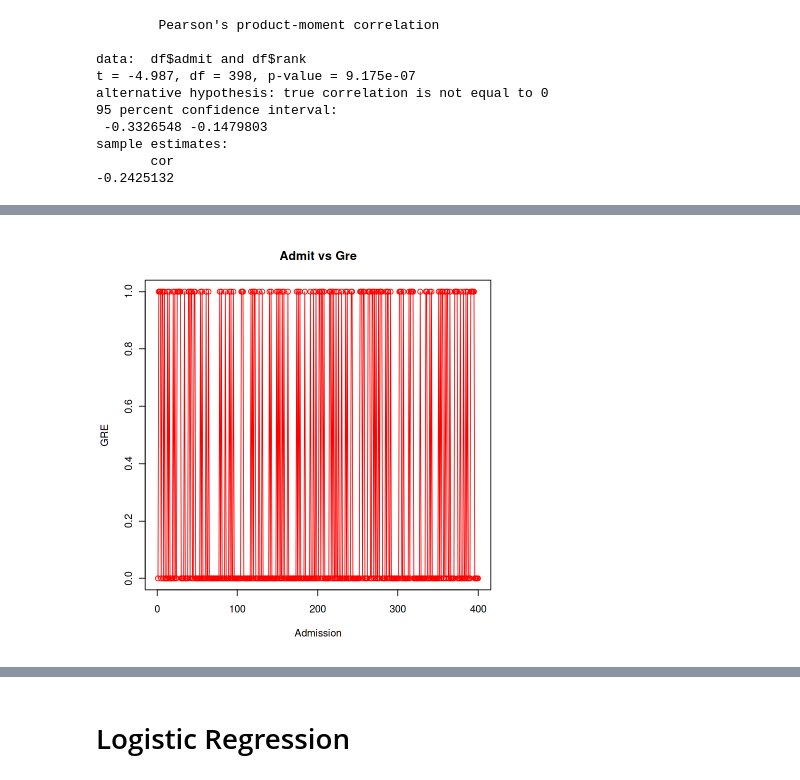
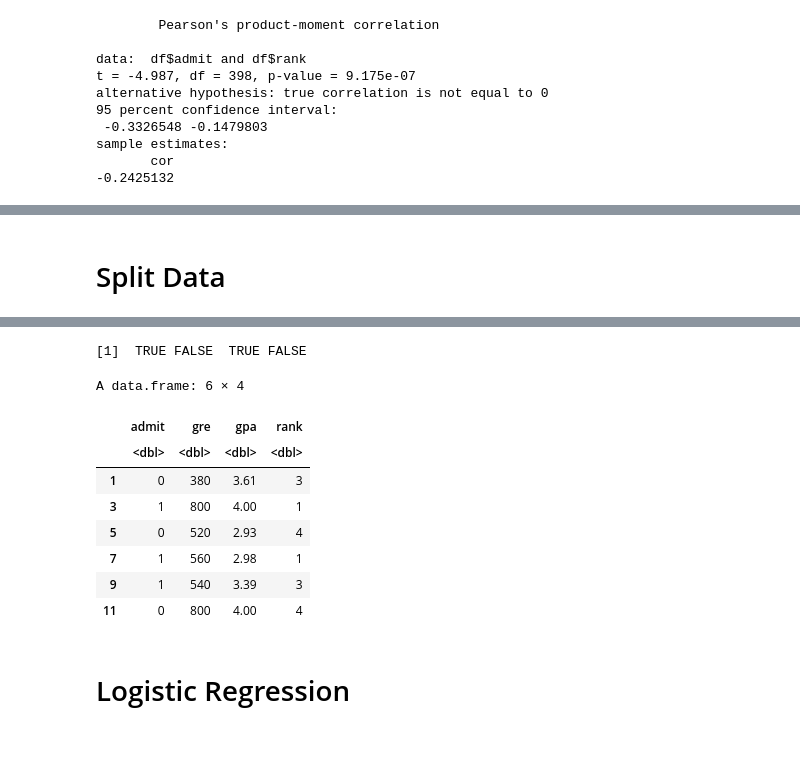
Before and after one commit to ScottySchmidt/AdvancedAnalytics, a Jupyter notebook: Admissions.ipynb, the cells around one changed output, grey strips where cells are left out. Saved outputs shown, nothing was run; the diff lists cells and outputs as text; code cells hidden in the pictures; blank space fills up the shorter version.

Commit message:
Kaggle Notebook | AdmitR | Version 8

```diff
--- a/Admissions.ipynb
+++ b/Admissions.ipynb
@@ -148,8 +175,14 @@ plot(df$admit, df$gpa, type='l', xlab = "Admission", ylab = "GPA", main='Admissi
-# %%
-# Plot the bar chart.
-plot(df$admit,type = "o",col = "red", xlab = "Admission", ylab = "GRE",
-   main = "Admit vs Gre")
-
-lines(df$gre, type = "s", col = "blue")
-# %% [output]
-[figure, removed]
+# %% [markdown]
+# Split Data
+# %%
+install.packages("caTools")
+library(caTools)
+
+# Splitting data in train and test data
+split <- sample.split(df, SplitRatio = 0.7)
+split
+
+train <- subset(df, split == "TRUE")
+test <- subset(df, split == "FALSE")
+head(train)
+# %% [output]
@@ -156,3 +191,13 @@ lines(df$gre, type = "s", col = "blue")
+[1]  TRUE FALSE  TRUE FALSE
+A data.frame: 6 × 4
+|  | admit | gre | gpa | rank |
+|  | <dbl> | <dbl> | <dbl> | <dbl> |
+| 1 | 0 | 380 | 3.61 | 3 |
+| 3 | 1 | 800 | 4.00 | 1 |
+| 5 | 0 | 520 | 2.93 | 4 |
+| 7 | 1 | 560 | 2.98 | 1 |
+| 9 | 1 | 540 | 3.39 | 3 |
+| 11 | 0 | 800 | 4.00 | 4 |
 # %% [markdown]
 # Logistic Regression
 # %%
```
Also changed, not shown: parts of 14 cells of this notebook.
